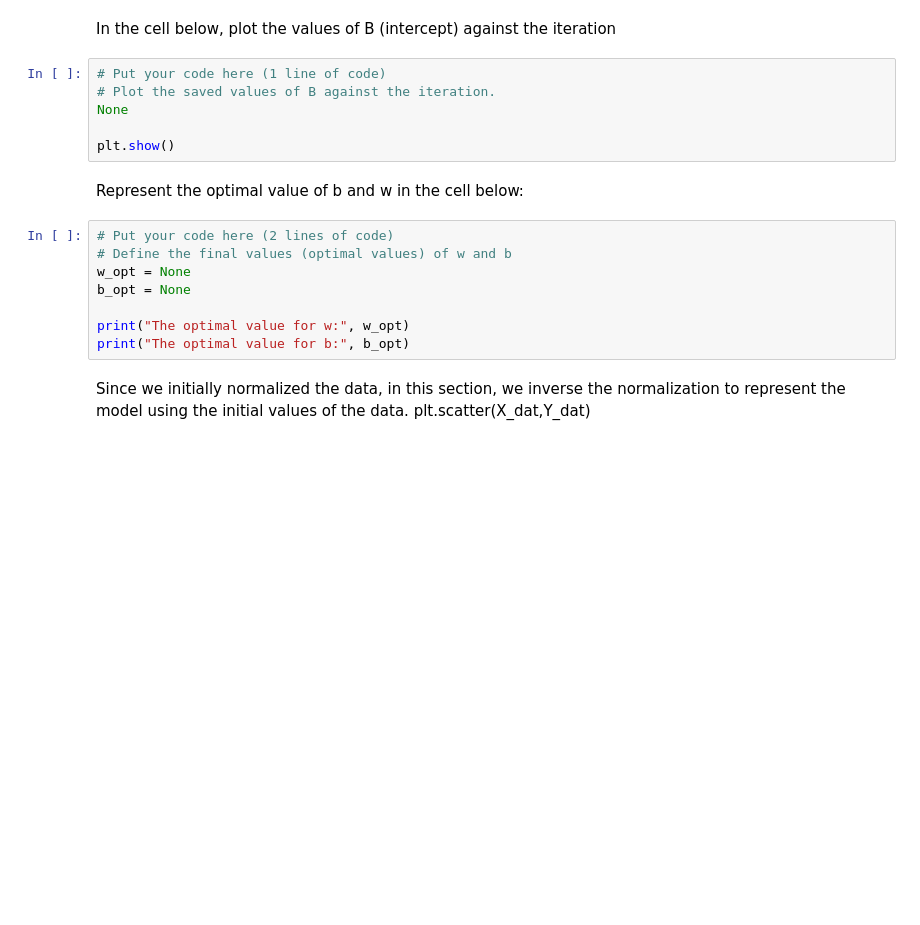
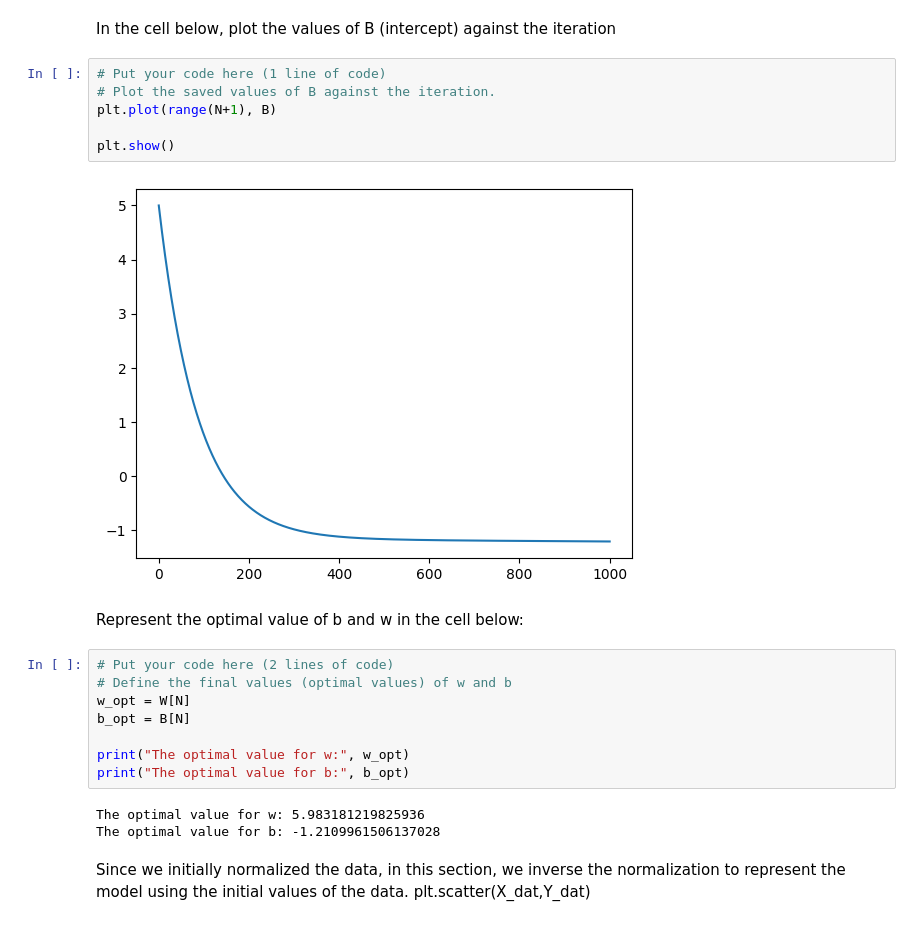
Before and after one commit to MaksBurchard240894/HFG7, a Jupyter notebook: Block B/PricePred_temp.ipynb, the cells around one changed output. Cells and saved outputs as stored; diff of their text form; blank space fills up the shorter version.

```diff
--- a/Block B/PricePred_temp.ipynb
+++ b/Block B/PricePred_temp.ipynb
@@ -248,19 +255,24 @@ In the cell below, plot the values of B (intercept) against the iteration
 # %%
 # Put your code here (1 line of code)
 # Plot the saved values of B against the iteration.
-None
+plt.plot(range(N+1), B)
 
 plt.show()
+# %% [output]
+[figure, added]
 # %% [markdown]
 Represent the optimal value of b and w in the cell below:
 # %%
 # Put your code here (2 lines of code)
 # Define the final values (optimal values) of w and b
-w_opt = None
-b_opt = None
+w_opt = W[N]
+b_opt = B[N]
 
 print("The optimal value for w:", w_opt)
 print("The optimal value for b:", b_opt)
+# %% [output]
+The optimal value for w: 5.983181219825936
+The optimal value for b: -1.2109961506137028
 # %% [markdown]
 Since we initially normalized the data, in this section, we inverse the normalization to represent the model using the initial values of the data. plt.scatter(X_dat,Y_dat)
 # %%
```
Also changed, not shown: parts of 10 cells of this notebook, 2 other files.
